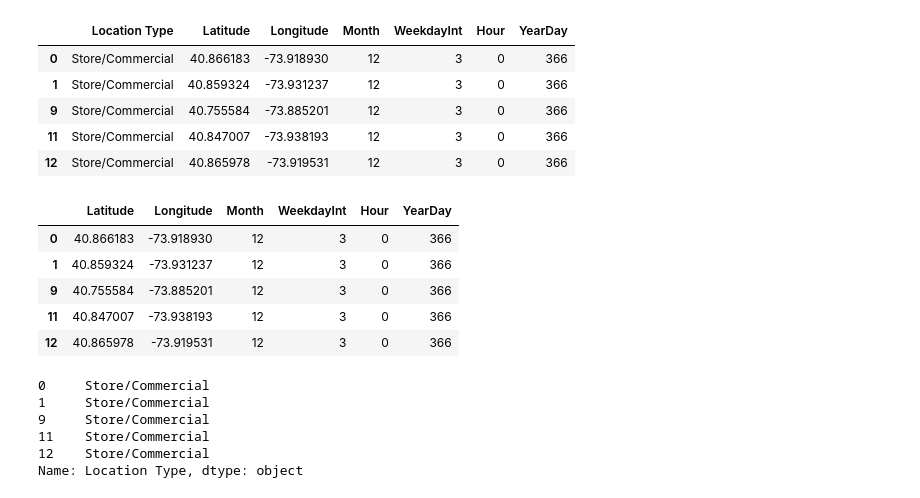
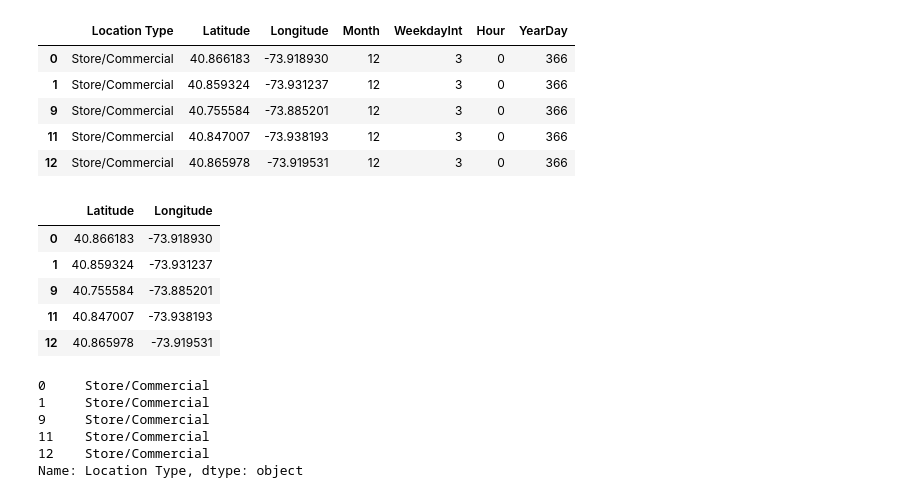
Before and after one commit to TrifectaIII/Data-Science-Final, a Jupyter notebook: DataScienceFinal.ipynb, the cells around one changed output. Saved outputs shown, nothing was run; the diff lists cells and outputs as text; code cells hidden in the pictures.

```diff
--- a/DataScienceFinal.ipynb
+++ b/DataScienceFinal.ipynb
@@ -579,15 +579,15 @@ calldata_nohouseKNN.head()
 | 11 | Store/Commercial | 40.847007 | -73.938193 | 12 | 3 | 0 | 366 |
 | 12 | Store/Commercial | 40.865978 | -73.919531 | 12 | 3 | 0 | 366 |
 # %%
-X = calldata_nohouseKNN.iloc[:,1:]
+X = calldata_nohouseKNN.iloc[:,1:3]
 X.head()
 # %% [output]
-|  | Latitude | Longitude | Month | WeekdayInt | Hour | YearDay |
-| 0 | 40.866183 | -73.918930 | 12 | 3 | 0 | 366 |
-| 1 | 40.859324 | -73.931237 | 12 | 3 | 0 | 366 |
-| 9 | 40.755584 | -73.885201 | 12 | 3 | 0 | 366 |
-| 11 | 40.847007 | -73.938193 | 12 | 3 | 0 | 366 |
-| 12 | 40.865978 | -73.919531 | 12 | 3 | 0 | 366 |
+|  | Latitude | Longitude |
+| 0 | 40.866183 | -73.918930 |
+| 1 | 40.859324 | -73.931237 |
+| 9 | 40.755584 | -73.885201 |
+| 11 | 40.847007 | -73.938193 |
+| 12 | 40.865978 | -73.919531 |
 # %%
 y = calldata_nohouseKNN['Location Type']
 y.head()
```
Also changed, not shown: parts of 9 cells of this notebook.
